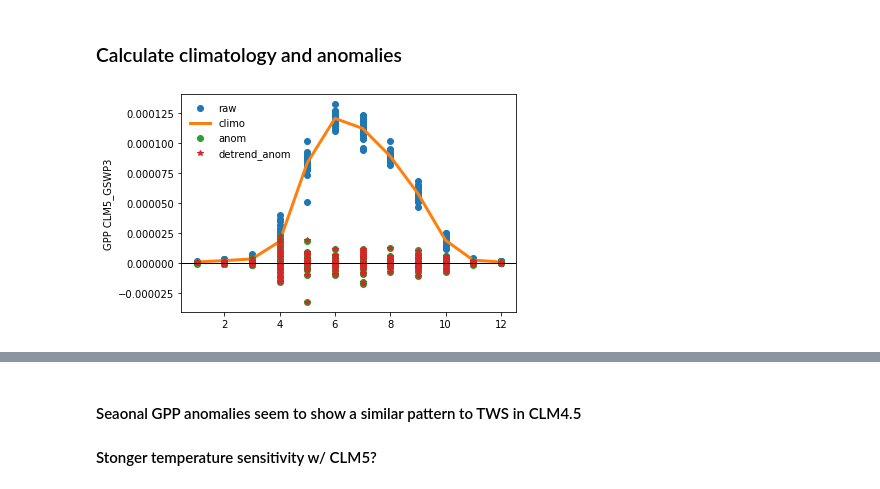
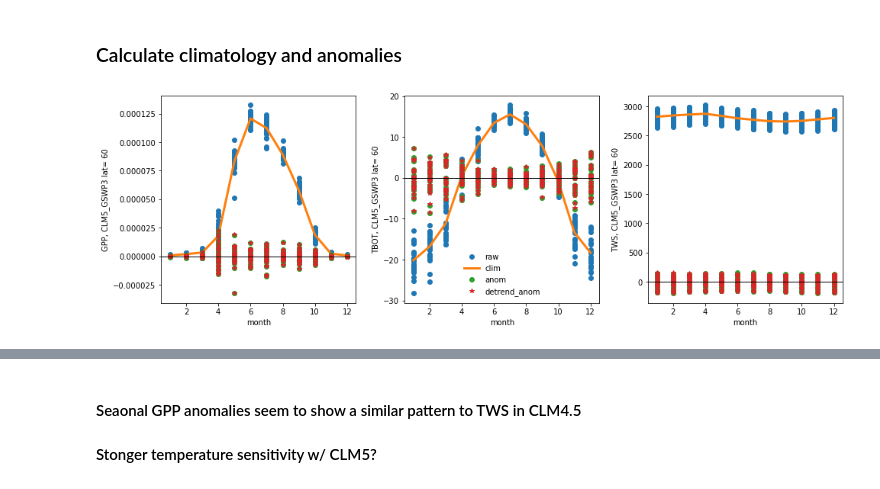
Before and after one commit to NCAR/ctsm_python_gallery, a Jupyter notebook: notebooks/MonthlySVD.ipynb, the cells around one changed output, grey strips where cells are left out. Drawn from its saved outputs; the diff is of its cells as text; code cells hidden in the pictures.

```diff
--- a/notebooks/MonthlySVD.ipynb
+++ b/notebooks/MonthlySVD.ipynb
@@ -133,26 +89,25 @@ plt.plot(ds_ann.time['time'], ds_ann.get(var[0]), '-' );
 # %%
 # esmlab anomaly function needs time_bounds in the dataset!
 # test to see of climatology and anomaly functions see to work appropriately?
-ds_climo = esmlab.core.climatology(ds_last,freq='mon')
+# resample monthly data to seasonal
+ds_clim = esmlab.core.climatology(ds_last,freq='mon', time_coord_name='time')
 ds_anom = esmlab.core.anomaly(ds_last, clim_freq='mon', time_coord_name='time')
 ds_detrend = ds_anom.get(var).map(signal.detrend)   # still need to use get so detrend works
-
-#dsB_climo = esmlab.core.climatology(dsB_last,freq='mon')
-#dsB_anom = esmlab.core.anomaly(dsB_last, clim_freq='mon', time_coord_name='time')
-#dsB_detrend = dsB_anom.get(var).map(signal.detrend)   # still need to use get so detrend works
-
-# resample monthly data to seasonal
 ds_detrend_season = ds_detrend.resample(time="QS-DEC").mean()
-#dsB_detrend_season = dsB_detrend.resample(time="QS-DEC").mean()
 # %%
-# JH doesn't like using generic variables here, but
-# I'm going leave this for now, because the analysis may not always focus on GPP.
-plt.plot(ds_last.time['time.month'], ds_last.get(var[0]), 'o' );
-plt.plot(ds_climo.time['time.month'], ds_climo.get(var[0]), '-', lw=3 );
-plt.plot(ds_anom.time['time.month'], ds_anom.get(var[0]), 'o' );
-plt.plot(ds_anom.time['time.month'], ds_detrend.get(var[0]), '*' );
-plt.legend(labels=('raw','climo','anom','detrend_anom'),frameon = False)
-plt.axhline(0, color='black', lw=1);
-plt.ylabel(var[0]+" "+model[0]);
+# now look at seasonal
+plt.figure(figsize=[16,5])
+for i in range(3):
+    plt.subplot(1, 3, (1+i))
+    plt.plot(ds_last.time['time.month'], ds_last.get(var[i]), 'o' )
+    plt.plot(ds_clim.time['time.month'], ds_clim.get(var[i]), '-', lw=3 )
+    plt.plot(ds_anom.time['time.month'], ds_anom.get(var[i]), 'o' )
+    plt.plot(ds_anom.time['time.month'], ds_detrend.get(var[i]), '*' )
+    plt.axhline(0, color='black', lw=1);
+    plt.ylabel(var[i]+", "+model+" lat= "+str(tlat))
+    plt.xlabel('month')
+    if i == 1:
+        plt.legend(labels=('raw','clim','anom','detrend_anom'),frameon = False)
+plt.subplots_adjust(wspace=0.25)
 # %% [output]
-[figure, old version]
+[figure, new version]
```
Also changed, not shown: parts of 76 cells of this notebook.
